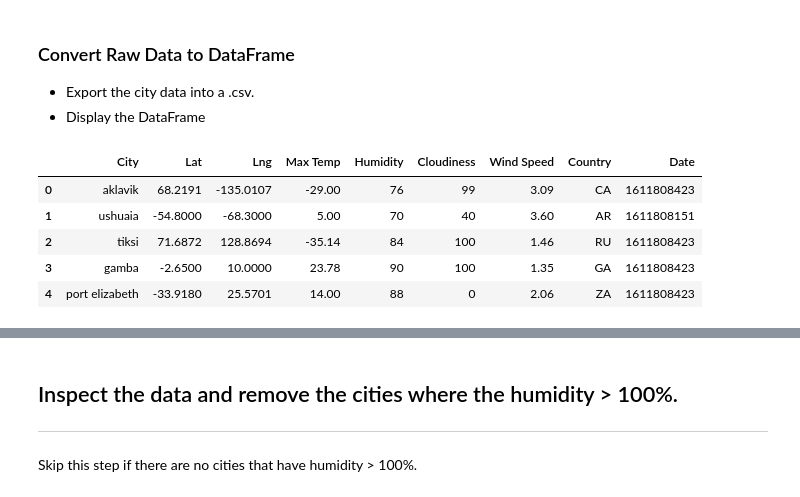
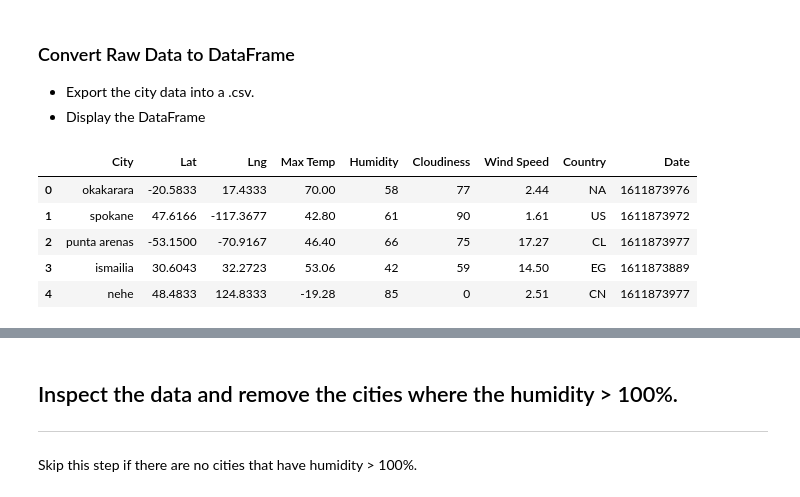
Before and after one commit to nsommerf/python-api, a Jupyter notebook: WeatherPy.ipynb, the cells around one changed output, grey strips where cells are left out. Saved outputs shown, nothing was run; the diff lists cells and outputs as text; code cells hidden in the pictures.

```diff
--- a/WeatherPy.ipynb
+++ b/WeatherPy.ipynb
@@ -55,11 +55,12 @@ len(cities)
 * Perform a weather check on each city using a series of successive API calls.
 * Include a print log of each city as it'sbeing processed (with the city number and city name).
 # %%
+#lets try one to see the format
 url = "http://api.openweathermap.org/data/2.5/weather?units=metric&appid=" + weather_api_key + "&q="
-x = cities[0]
+x = cities[2]
 query_url = url + x
 query_url
 weather_response = requests.get(query_url)
 weather_json = weather_response.json()
-print(f"The first response is {json.dumps(weather_json, indent=2)}.")
+print(f"The first response for city {x} is {json.dumps(weather_json, indent=2)}.")
 # %% [output]
@@ -146,0 +152,29 @@ Processing Record 599 |  havre-saint-pierre
+# %%
+cset = cset+1
+for n in range(23):
+    query_url = url + cities[ccount]
+    ccount = ccount+1
+    # Get weather data
+    try:
+        weather_response = requests.get(query_url)
+        weather_json = weather_response.json()
+        #temps.append(weather_json)
+        lat.append(weather_json['coord']['lat'])
+        lng.append(weather_json['coord']['lon'])
+        mtemps.append(weather_json['main']['temp_max'])
+        humid.append(weather_json['main']['humidity'])
+        cloud.append(weather_json['clouds']['all'])
+        wspeed.append(weather_json['wind']['speed'])
+        country.append(weather_json['sys']['country'])
+        dates.append(weather_json['dt'])
+        print(f"Processing Record {ccount} in set {cset} |  {cities[ccount-1]}")
+    except:
+        lat.append(0)
+        lng.append(0)
+        mtemps.append(0)
+        humid.append(0)
+        cloud.append(0)
+        wspeed.append(0)
+        country.append(0)
+        dates.append(0)
+        print(f"No data found for {cities[ccount-1]}")
@@ -151,25 +203,31 @@ Processing Record 599 |  havre-saint-pierre
 # %%
 # create a data frame from cities, lat, and temp
 weather_dict = {
     "City": cities,
     "Lat": lat,
     "Lng": lng,
     "Max Temp": mtemps,
     "Humidity": humid,
     "Cloudiness": cloud,
     'Wind Speed': wspeed,
     "Country": country,
     "Date": dates
 }
 weather_data = pd.DataFrame(weather_dict)
+
+#output city data to a file
+weather_data.to_csv(output_data_file, encoding="utf-8", index=False, header=True)
+# Output File (CSV)
+#output_data_file = "output_data/cities.csv"
+
 weather_data.head()
 # %% [output]
 |  | City | Lat | Lng | Max Temp | Humidity | Cloudiness | Wind Speed | Country | Date |
-| 0 | aklavik | 68.2191 | -135.0107 | -29.00 | 76 | 99 | 3.09 | CA | 1611808423 |
-| 1 | ushuaia | -54.8000 | -68.3000 | 5.00 | 70 | 40 | 3.60 | AR | 1611808151 |
-| 2 | tiksi | 71.6872 | 128.8694 | -35.14 | 84 | 100 | 1.46 | RU | 1611808423 |
-| 3 | gamba | -2.6500 | 10.0000 | 23.78 | 90 | 100 | 1.35 | GA | 1611808423 |
-| 4 | port elizabeth | -33.9180 | 25.5701 | 14.00 | 88 | 0 | 2.06 | ZA | 1611808423 |
+| 0 | okakarara | -20.5833 | 17.4333 | 70.00 | 58 | 77 | 2.44 | NA | 1611873976 |
+| 1 | spokane | 47.6166 | -117.3677 | 42.80 | 61 | 90 | 1.61 | US | 1611873972 |
+| 2 | punta arenas | -53.1500 | -70.9167 | 46.40 | 66 | 75 | 17.27 | CL | 1611873977 |
+| 3 | ismailia | 30.6043 | 32.2723 | 53.06 | 42 | 59 | 14.50 | EG | 1611873889 |
+| 4 | nehe | 48.4833 | 124.8333 | -19.28 | 85 | 0 | 2.51 | CN | 1611873977 |
 # %%
 weather_data.iloc[16,:]
 # %% [output]
```
Also changed, not shown: parts of 21 cells of this notebook.
